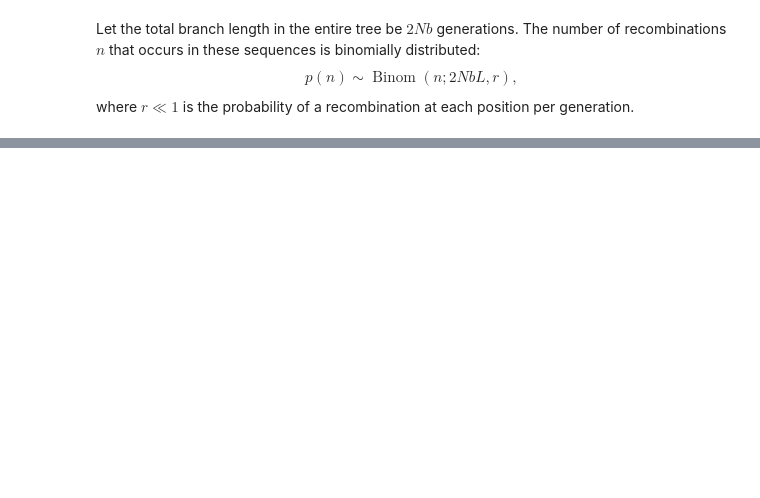
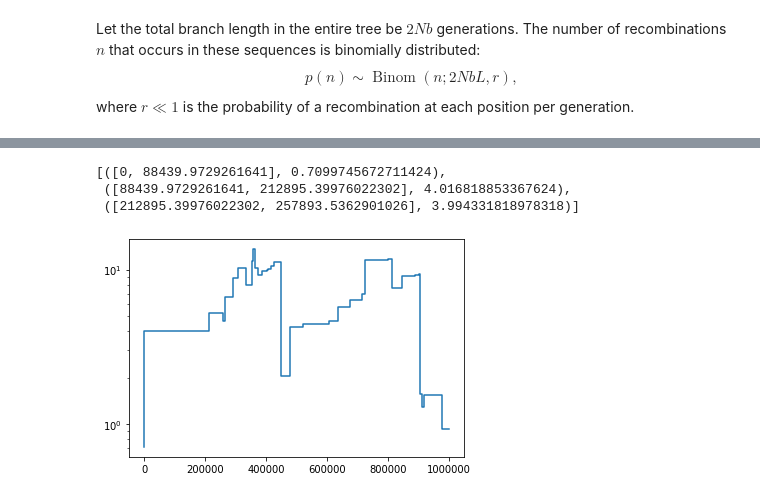
Before and after one commit to terhorst/stats701f20, a Jupyter notebook: lectures/6/slides.ipynb, the cells around one changed output, grey strips where cells are left out. Drawn from its saved outputs; the diff is of its cells as text; code cells hidden in the pictures; blank space fills up the shorter version.

```diff
--- a/lectures/6/slides.ipynb
+++ b/lectures/6/slides.ipynb
@@ -26,0 +104,21 @@ In particular, the probability of no recombination is $e^{-b\rho/2}$, and the di
+# %%
+L = 1_000_000
+trees = simulate_smc(L, rho=1e-5)
+trees[:3]
+# %% [output]
+[([0, 88439.9729261641], 0.7099745672711424),
+ ([88439.9729261641, 212895.39976022302], 4.016818853367624),
+ ([212895.39976022302, 257893.5362901026], 3.994331818978318)]
+# %%
+%matplotlib inline
+import matplotlib.pyplot as plt
+def plot_trees(trees):
+    x = [a for (a, _), _ in trees]
+    y = [x for _, x in trees]
+    x.append(trees[-1][0][1])
+    y.append(y[-1])
+    plt.step(x, y)
+    plt.yscale('log')
+plot_trees(trees)
+# %% [output]
+[figure, added]
```
Also changed, not shown: parts of 27 cells of this notebook.
